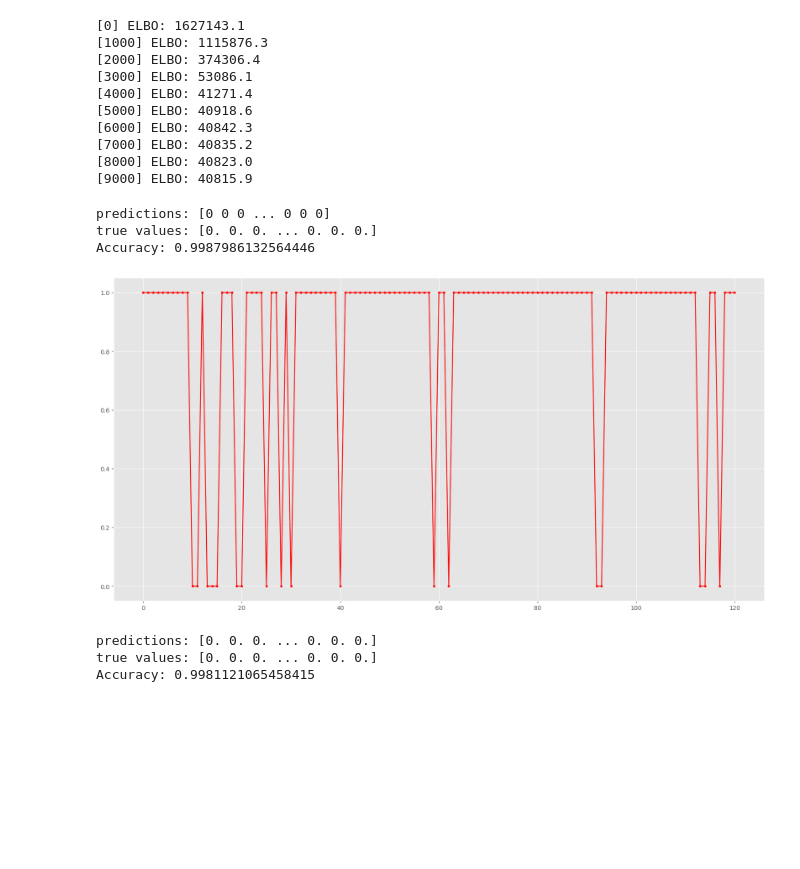
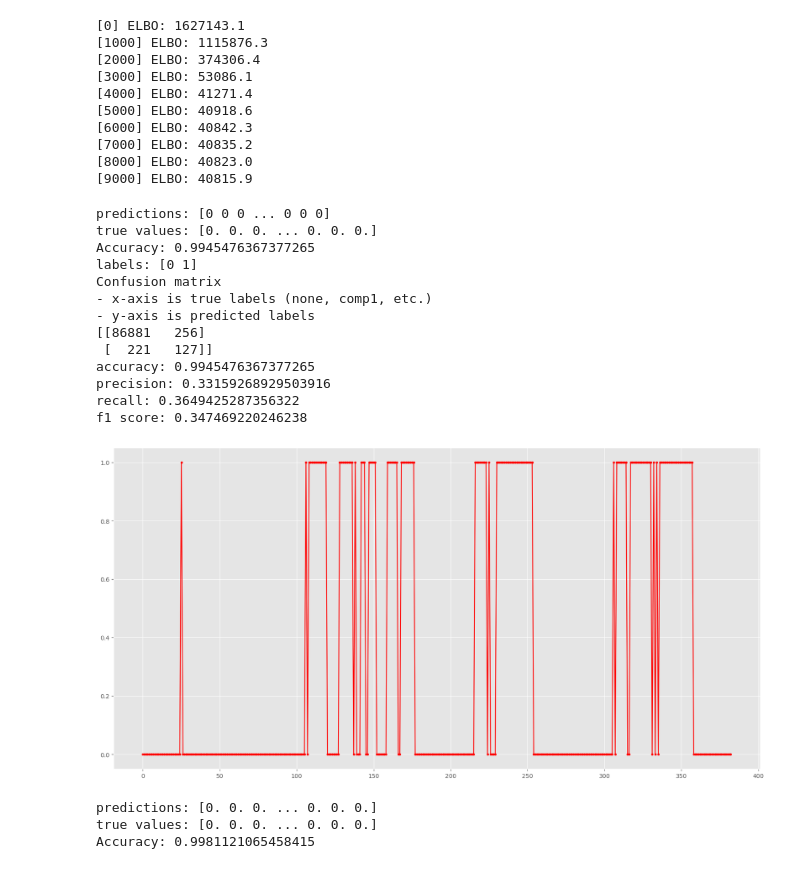
Before and after one commit to gpanagioto/-mbml-predictive-maintenance, a Jupyter notebook: notebooks/training_class.ipynb, the cells around one changed output. Saved outputs shown, nothing was run; the diff lists cells and outputs as text; code cells hidden in the pictures; blank space fills up the shorter version.

```diff
--- a/notebooks/training_class.ipynb
+++ b/notebooks/training_class.ipynb
@@ -28,8 +20,10 @@ from src.models.utils import compute_error, get_data_for_component, preprocess
 # %% [markdown]
 Read data
 # %%
-X_numpy = pd.read_csv(os.path.join(data_path,'processed','data_processed.csv'),parse_dates=['datetime'])
-X_numpy = X_numpy.drop(columns=['failure','Unnamed: 0'])
+#X_numpy = pd.read_csv(os.path.join(data_path,'processed','data_processed.csv'),parse_dates=['datetime'])
+X_numpy = pd.read_csv(os.path.join(data_path,'processed','labeled_1h_data.csv'),parse_dates=['datetime'])
+
+X_numpy = X_numpy.drop(columns=['Unnamed: 0'])
 N, D = X_numpy.shape
 print("Vector of", N, "x", D)
 # %% [output]
@@ -40,7 +49,6 @@ Choose scope-target of the model and keep only the corresponding columns
 classification=True#flag if we want to predict lifespan or not
 if classification==False:
     X_numpy.dropna(axis=0, inplace=True)
-components_c = ["comp"+str(i)+"_fail" for i in range(1,5)]
-X0 = get_data_for_component(X_numpy, components_c[0])
+X0 = get_data_for_component(X_numpy, component=1)
 X0.shape
 # %% [output]
@@ -85,6 +96,6 @@ categorical model using SVI
 # %%
 from src.models.models import model_cat, model_bin_lr, model_cdf
 from src.models.train_model import train_c_svi
-n_cat = 2
-model__cat,guide_cat, alpha_hat_cat, beta_hat_cat=train_c_svi(model_cat, X_train_torch, y_train_torch.squeeze(), n_cat,steps=30000,lrate=0.001)
+
+model__cat,guide_cat, alpha_hat_cat, beta_hat_cat=train_c_svi(model_cat, X_train_torch, y_train_torch.squeeze(),steps=10000,lrate=0.001)
 # %% [output]
@@ -127,17 +138,28 @@ model__cdf,guide_cdf, alpha_hat_cdf, beta_hat_cdf=train_c_svi(model_cdf, X_train
 # %%
 from src.models.test_model import plot_pred
 y_hat=test_model_c(alpha_hat_cat, beta_hat_cat,X_test_torch)
 test_c(y_hat,y_test)
+evaluate(y_hat,y_test)
 fig = plt.figure(figsize=(20, 10))
 
 plt.plot(y_hat[y_test>0], 'r.-', label='test')
 
 plt.show()
 # %% [output]
 predictions: [0 0 0 ... 0 0 0]
 true values: [0. 0. 0. ... 0. 0. 0.]
-Accuracy: 0.9987986132564446
+Accuracy: 0.9945476367377265
+labels: [0 1]
+Confusion matrix
+- x-axis is true labels (none, comp1, etc.)
+- y-axis is predicted labels
+[[86881   256]
+ [  221   127]]
+accuracy: 0.9945476367377265
+precision: 0.33159268929503916
+recall: 0.3649425287356322
+f1 score: 0.347469220246238
-[figure, old version]
+[figure, new version]
 # %%
 y_hat=test_model_c(alpha_hat_bin, beta_hat_bin,X_test_torch,thres=0.5)
 test_c(y_hat,y_test)
```
Also changed, not shown: parts of 8 cells of this notebook, 2 other files.
